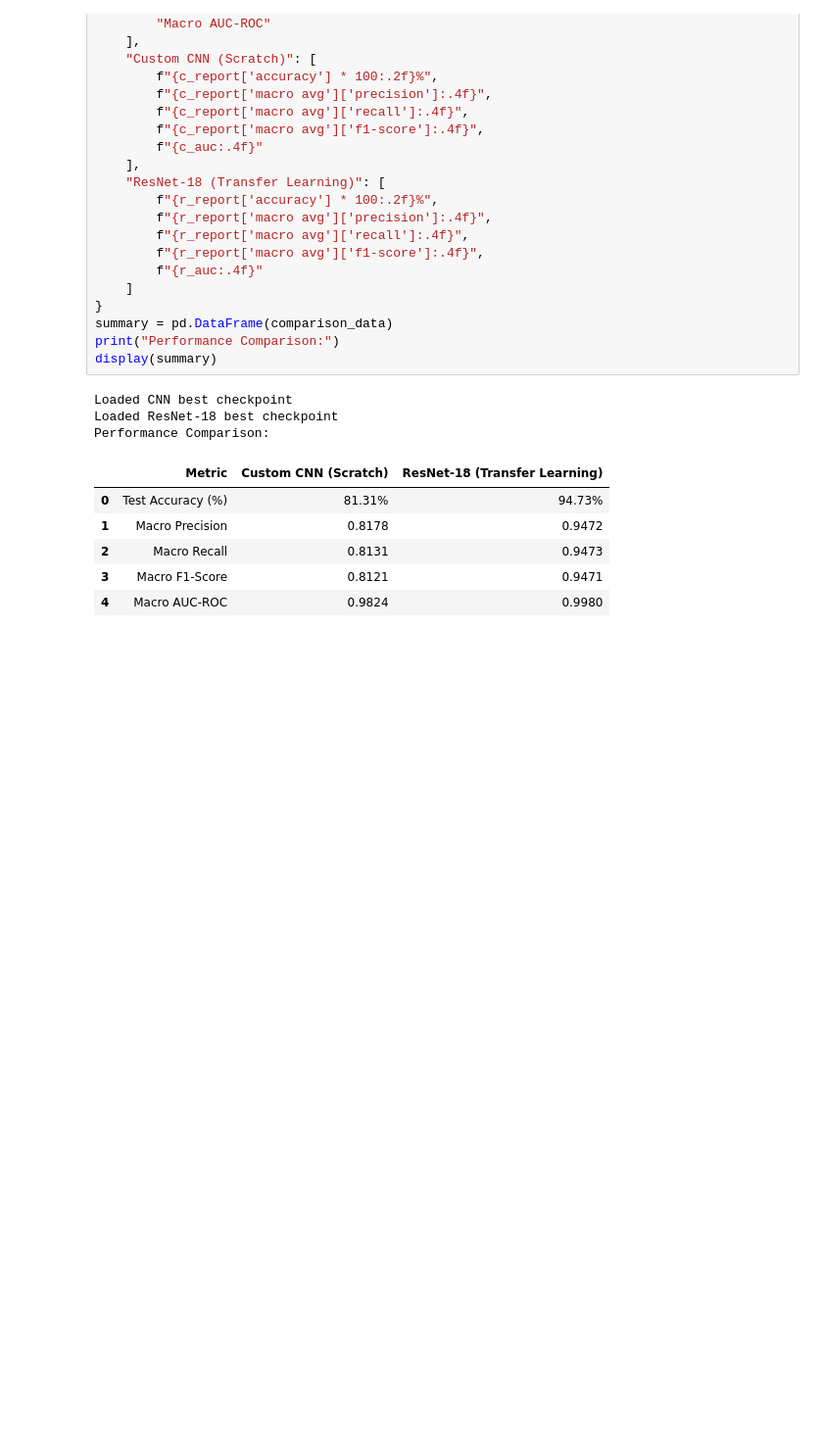
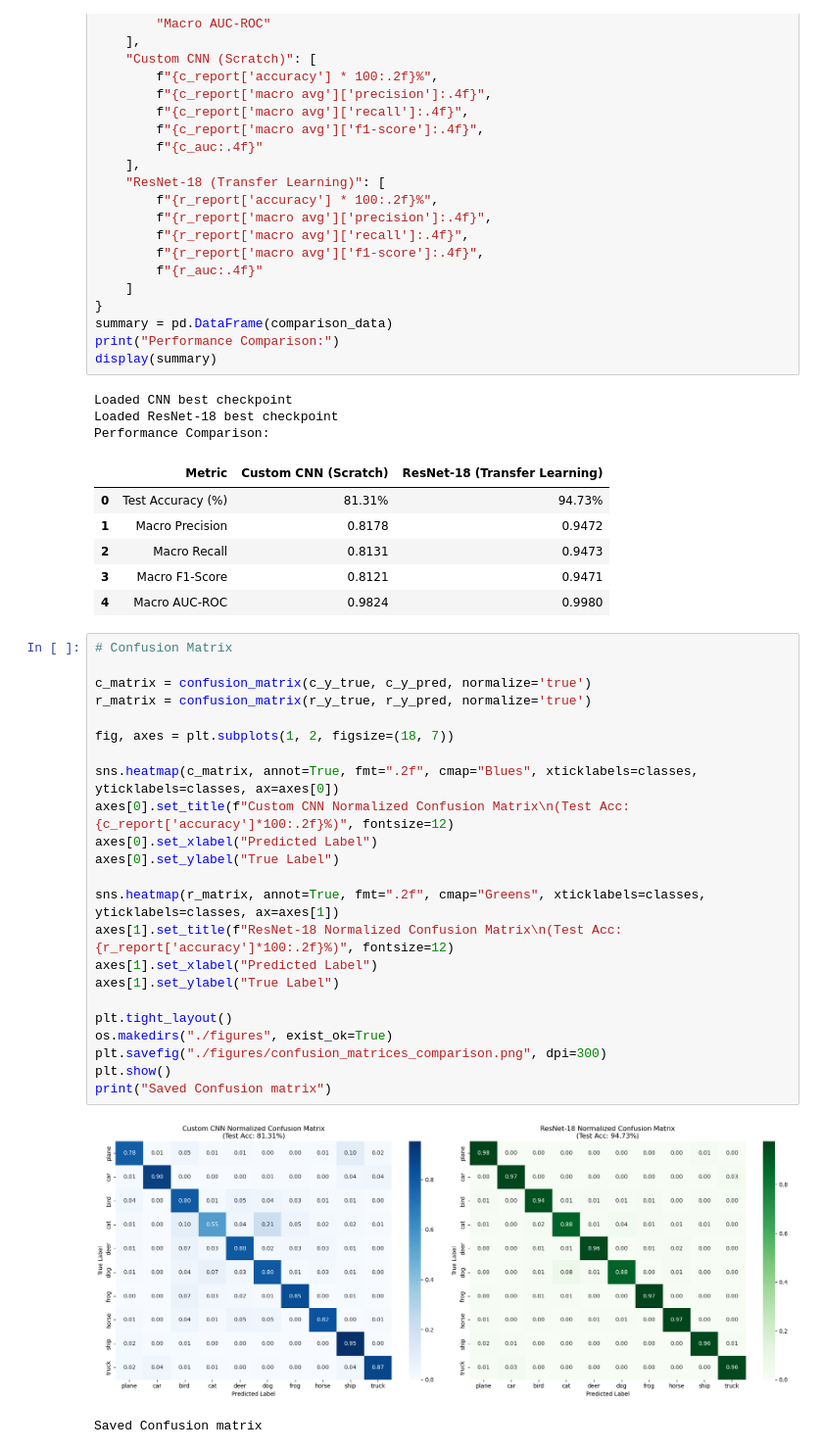
Before and after one commit to Shardz4/cnn_impl_-_archi_comp, a Jupyter notebook: Cifar10_custom_cnn.ipynb, the cells around one changed output. Shown at 98% size. Cells and saved outputs as stored; diff of their text form; blank space fills up the shorter version.

Commit message:
docs: Confusion Matrices

```diff
--- a/Cifar10_custom_cnn.ipynb
+++ b/Cifar10_custom_cnn.ipynb
@@ -619,3 +619,29 @@ Performance Comparison:
 | 2 | Macro Recall | 0.8131 | 0.9473 |
 | 3 | Macro F1-Score | 0.8121 | 0.9471 |
 | 4 | Macro AUC-ROC | 0.9824 | 0.9980 |
+# %%
+# Confusion Matrix
+
+c_matrix = confusion_matrix(c_y_true, c_y_pred, normalize='true')
+r_matrix = confusion_matrix(r_y_true, r_y_pred, normalize='true')
+
+fig, axes = plt.subplots(1, 2, figsize=(18, 7))
+
+sns.heatmap(c_matrix, annot=True, fmt=".2f", cmap="Blues", xticklabels=classes, yticklabels=classes, ax=axes[0])
+axes[0].set_title(f"Custom CNN Normalized Confusion Matrix\n(Test Acc: {c_report['accuracy']*100:.2f}%)", fontsize=12)
+axes[0].set_xlabel("Predicted Label")
+axes[0].set_ylabel("True Label")
+
+sns.heatmap(r_matrix, annot=True, fmt=".2f", cmap="Greens", xticklabels=classes, yticklabels=classes, ax=axes[1])
+axes[1].set_title(f"ResNet-18 Normalized Confusion Matrix\n(Test Acc: {r_report['accuracy']*100:.2f}%)", fontsize=12)
+axes[1].set_xlabel("Predicted Label")
+axes[1].set_ylabel("True Label")
+
+plt.tight_layout()
+os.makedirs("./figures", exist_ok=True)
+plt.savefig("./figures/confusion_matrices_comparison.png", dpi=300)
+plt.show()
+print("Saved Confusion matrix")
+# %% [output]
+[figure, added]
+Saved Confusion matrix
```
Also changed, not shown: 1 other file.
